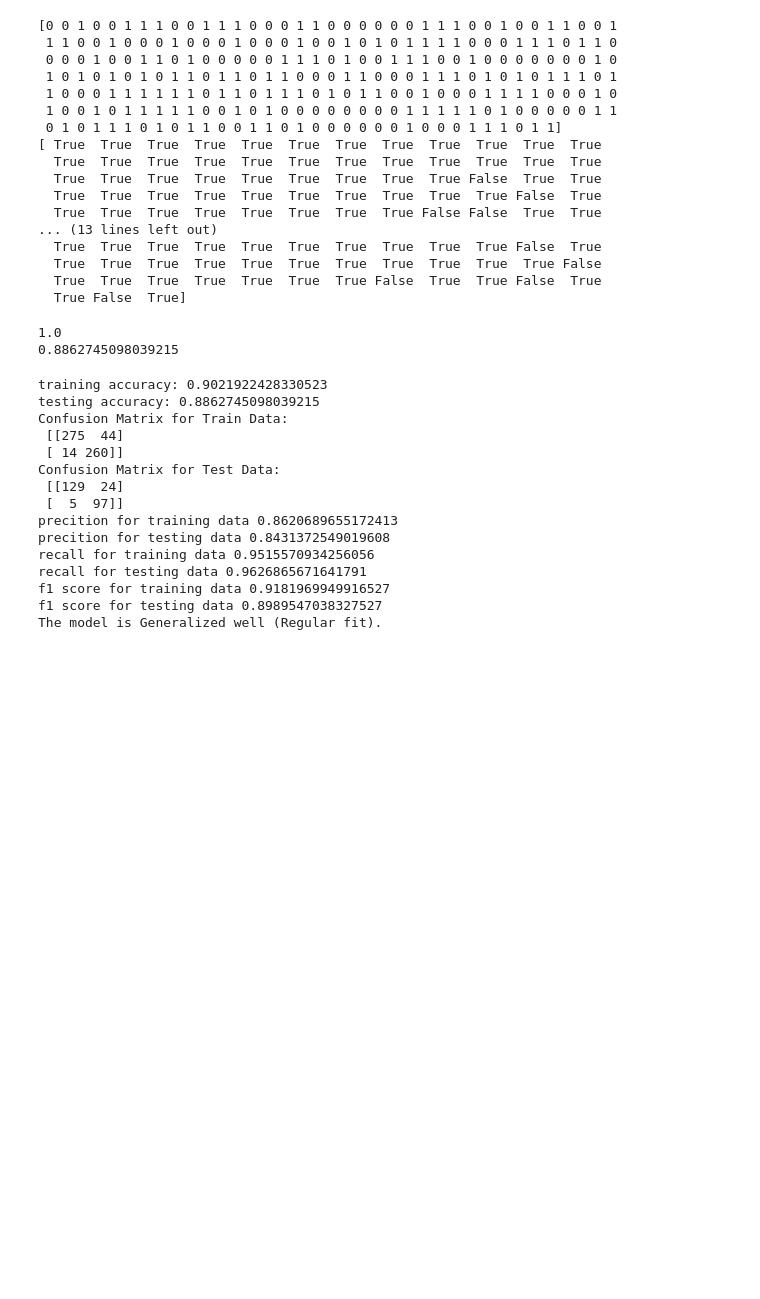
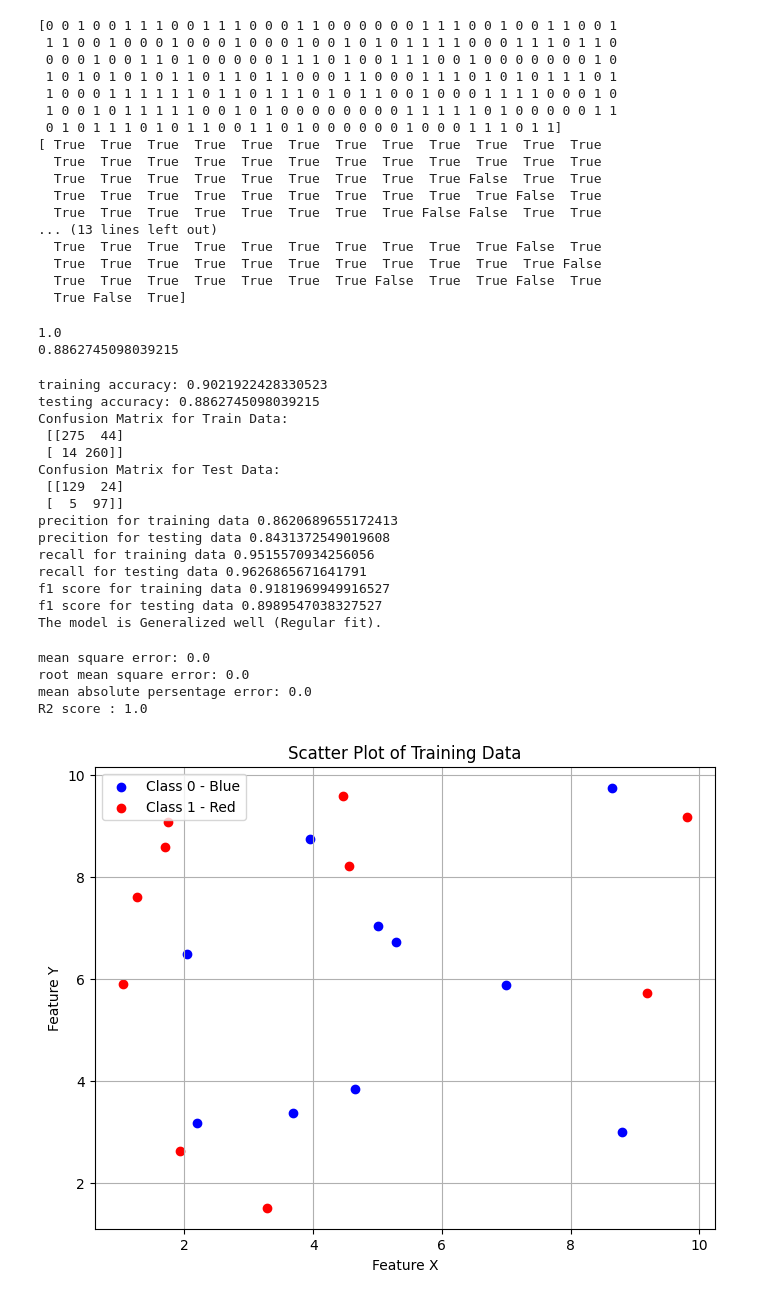
Before and after one commit to sathvik127/aieml, a Jupyter notebook: Untitled5.ipynb, the cells around one changed output. Cells and saved outputs as stored; diff of their text form; code cells hidden in the pictures; blank space fills up the shorter version.

```diff
--- a/Untitled5.ipynb
+++ b/Untitled5.ipynb
@@ -195,3 +181,43 @@ recall for testing data 0.9626865671641791
 f1 score for training data 0.9181969949916527
 f1 score for testing data 0.8989547038327527
 The model is Generalized well (Regular fit).
+# %%
+#2
+from sklearn.metrics import mean_squared_error, mean_absolute_percentage_error, r2_score
+import numpy as np
+x = np.array([386, 289, 393, 110, 280, 167, 271, 274, 148, 198])
+x_result = np.array([386, 289, 393, 110, 280, 167, 271, 274, 148, 198])
+MSE=mean_squared_error(x,x_result)
+RMSE=np.sqrt(MSE)
+MAPE=mean_absolute_percentage_error(x,x_result)
+R2=r2_score(x,x_result)
+print("mean square error:",MSE)
+print("root mean square error:",RMSE)
+print("mean absolute persentage error:",MAPE)
+print("R2 score :",R2)
+# %% [output]
+mean square error: 0.0
+root mean square error: 0.0
+mean absolute persentage error: 0.0
+R2 score : 1.0
+# %%
+#3
+import numpy as np
+import matplotlib.pyplot as plt
+np.random.seed(43)
+data=np.random.uniform(1, 10, (20, 2))
+classes=np.random.choice([0, 1], size=20)
+class_0=data[classes==0]
+class_1=data[classes==1]
+
+plt.figure(figsize=(8,6))
+plt.scatter(class_0[:, 0], class_0[:, 1], color='blue', label='Class 0 - Blue')
+plt.scatter(class_1[:, 0], class_1[:, 1], color='red', label='Class 1 - Red')
+plt.title('Scatter Plot of Training Data')
+plt.xlabel('Feature X')
+plt.ylabel('Feature Y')
+plt.legend()
+plt.grid(True)
+plt.show()
+# %% [output]
+[figure, added]
```
Also changed, not shown: parts of 8 cells of this notebook, 2 other files.
